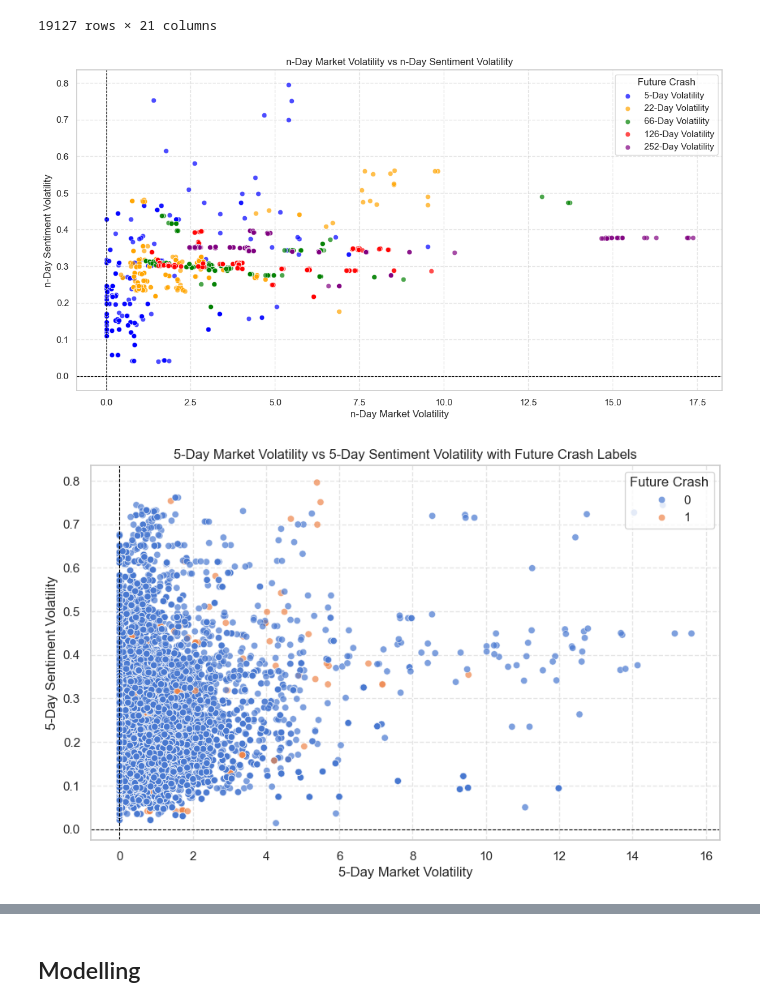
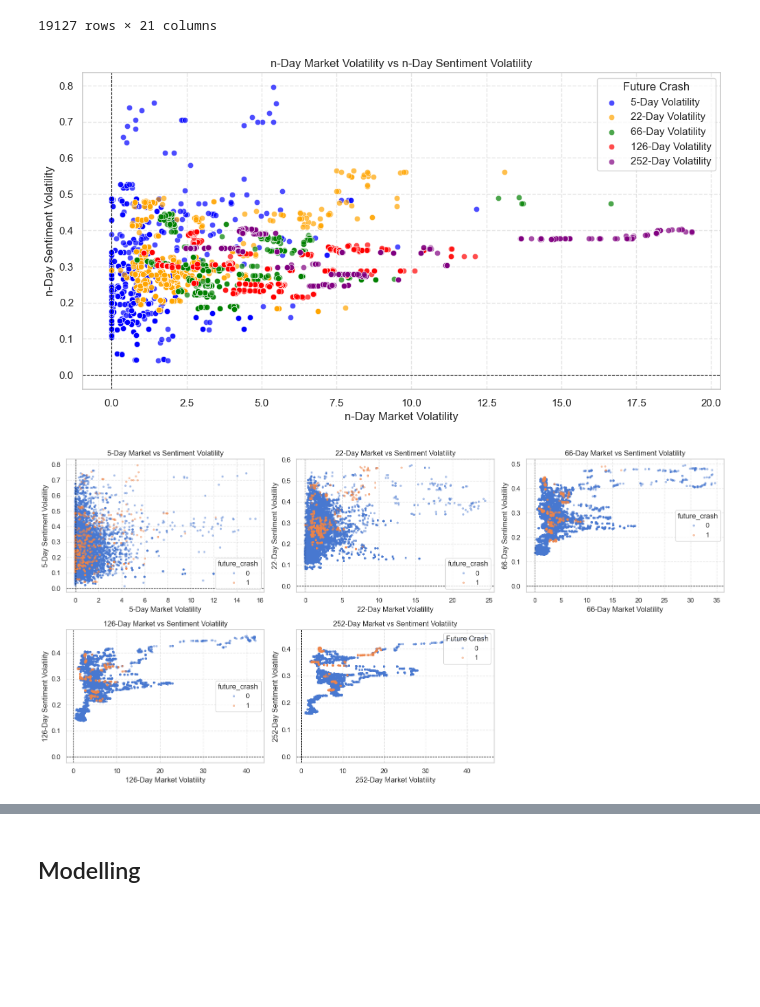
Before and after one commit to namolert/dynamic-ews, a Jupyter notebook: stock_price.ipynb, the cells around one changed output, grey strips where cells are left out. Cells and saved outputs as stored; diff of their text form; code cells hidden in the pictures; blank space fills up the shorter version.

```diff
--- a/stock_price.ipynb
+++ b/stock_price.ipynb
@@ -192,22 +192,14 @@ def add_future_crash_label(df, look_ahead_days=252, drop_threshold=0.9, close_co
     df["future_crash"] = (df["future_close"] < df[close_col] * drop_threshold).astype(int)
     return df
 
-# Function to label crash events based on past close prices
-def label_crash_event_day(df, look_back_days=252, drop_threshold=0.9, close_col="CP"):
-    df = df.copy()
-    df["past_close"] = df[close_col].shift(look_back_days)
-    df["future_crash"] = (df[close_col] < df["past_close"] * drop_threshold).astype(int)
-    return df
-
 # Define look-ahead days and drop threshold
 # Number of trading days in a year approximately 252 days
 look_ahead_days = 252
 
 # Future close price from today is less than drop_threshold% of the current close price
-drop_threshold = 0.85
+drop_threshold = 0.9
 
 sp500_headlines_2008_2024_test = add_future_crash_label(sp500_headlines_2008_2024_test, look_ahead_days, drop_threshold)
-# sp500_headlines_2008_2024_test = label_crash_event_day(sp500_headlines_2008_2024_test, look_back_days=look_ahead_days, drop_threshold=drop_threshold)
 sp500_headlines_2008_2024_test[['Date', 'CP', 'future_close', 'future_crash']]
 # %% [output]
 |  | Date | CP | future_close | future_crash |
@@ -347,7 +335,7 @@ def scale_to_0_1(series):
 #     crash_data[f'{n}_day_market_volatility'] = scale_to_0_1(crash_data[f'{n}_day_market_volatility'])
     # crash_data[f'{n}_day_sentiment_volatility'] = scale_to_0_1(crash_data[f'{n}_day_sentiment_volatility'])
 
-plt.figure(figsize=(14, 7))
+plt.figure(figsize=(12, 6))
 sns.scatterplot(x='5_day_market_volatility', y='5_day_sentiment_volatility', data=crash_data, label='5-Day Volatility', alpha=0.7, color='blue')
 sns.scatterplot(x='22_day_market_volatility', y='22_day_sentiment_volatility', data=crash_data, label='22-Day Volatility', alpha=0.7, color='orange')
 sns.scatterplot(x='66_day_market_volatility', y='66_day_sentiment_volatility', data=crash_data, label='66-Day Volatility', alpha=0.7, color='green')
@@ -362,18 +350,39 @@ plt.ylabel('n-Day Sentiment Volatility')
 plt.legend(title='Future Crash', loc='upper right')
 plt.show()
 # %% [output]
-[figure, old version]
+[figure, new version]
 # %%
-# Plot relationship between future crash and 5-day market volatility combined with sentiment volatility
-plt.figure(figsize=(10, 6))
-sns.scatterplot(x='5_day_market_volatility', y='5_day_sentiment_volatility', hue='future_crash', data=market_sentiment_data, alpha=0.7)
-plt.axhline(0, color='black', linestyle='--', linewidth=0.8)
-plt.axvline(0, color='black', linestyle='--', linewidth=0.8)
-plt.grid(True, linestyle='--', alpha=0.5)
-plt.title('5-Day Market Volatility vs 5-Day Sentiment Volatility with Future Crash Labels')
-plt.xlabel('5-Day Market Volatility')
-plt.ylabel('5-Day Sentiment Volatility')
+n_cols = 3
+n_rows = (len(volatility_period) + n_cols - 1) // n_cols
+fig, axes = plt.subplots(n_rows, n_cols, figsize=(16, 4 * n_rows))
+axes = axes.flatten()
+
+df_sorted = market_sentiment_data.sort_values('future_crash')
+
+for idx, n in enumerate(volatility_period):
+    ax = axes[idx]
+    x_col = f'{n}_day_market_volatility'
+    y_col = f'{n}_day_sentiment_volatility'
+
+    # Drop NA values for clean plot
+    df_plot = df_sorted.dropna(subset=[x_col, y_col, 'future_crash'])
+
+    sns.scatterplot(
+        x=x_col, y=y_col, hue='future_crash', data=df_plot, alpha=0.5, ax=ax, edgecolor=None, s=10
+    )
+    ax.axhline(0, color='black', linestyle='--', linewidth=0.8)
+    ax.axvline(0, color='black', linestyle='--', linewidth=0.8)
+    ax.set_title(f'{n}-Day Market vs Sentiment Volatility')
+    ax.set_xlabel(f'{n}-Day Market Volatility')
+    ax.set_ylabel(f'{n}-Day Sentiment Volatility')
+    ax.grid(True, linestyle='--', alpha=0.5)
+
+# Remove unused subplots
+for j in range(len(volatility_period), len(axes)):
+    fig.delaxes(axes[j])
+
+fig.tight_layout()
 plt.legend(title='Future Crash', loc='upper right')
 plt.show()
 # %% [output]
-[figure, old version]
+[figure, new version]
```
Also changed, not shown: parts of 29 cells of this notebook, 6 other files.
